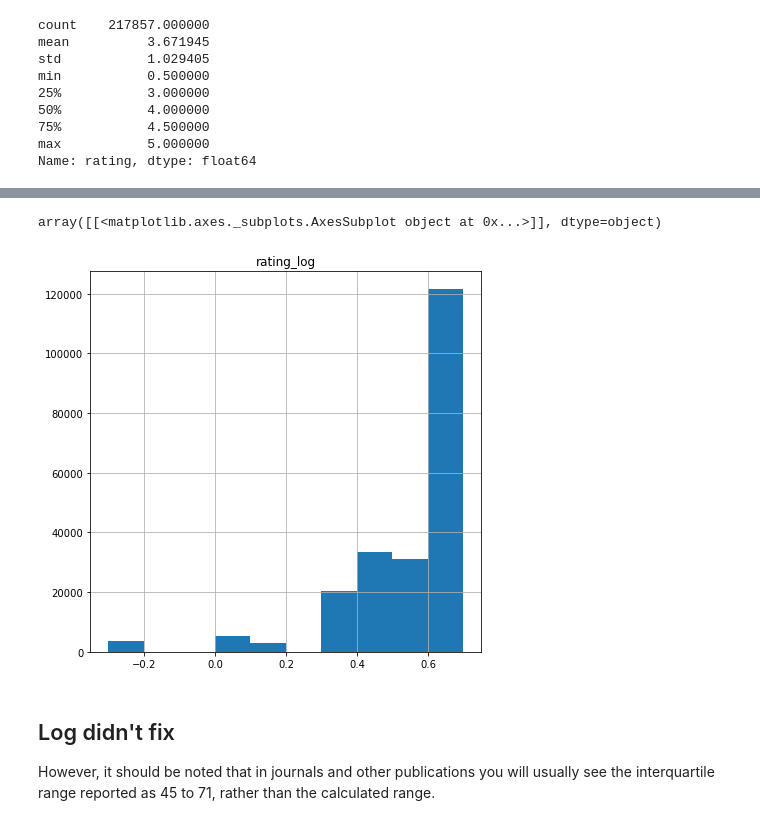
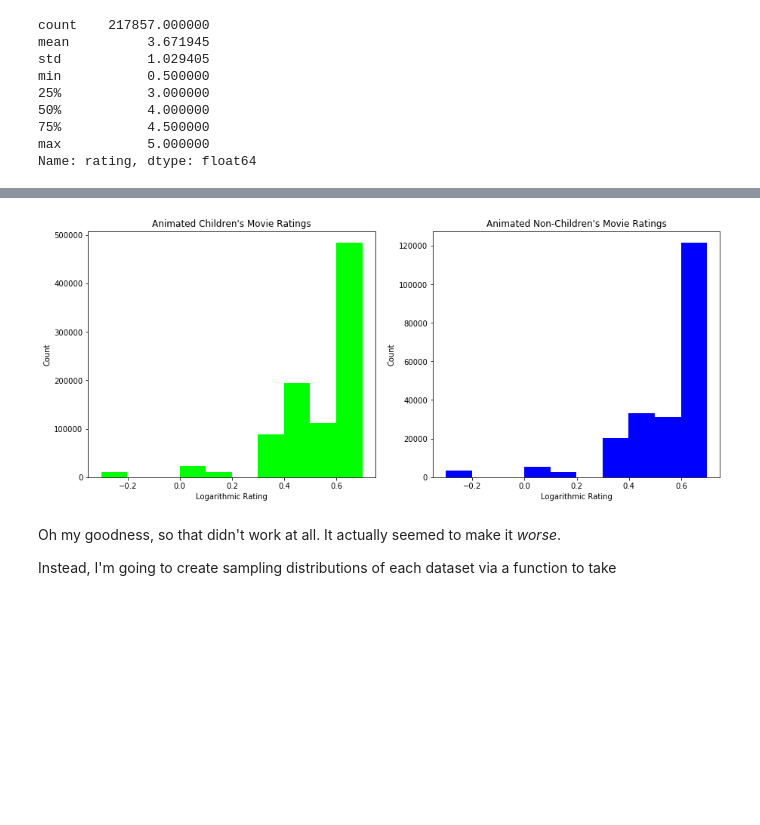
Before and after one commit to stephenlaw30/DataScienceMasters, a Jupyter notebook: Python/UCSD/PythonForDataScience/Week6/Mini Project.ipynb, the cells around one changed output, grey strips where cells are left out. Cells and saved outputs as stored; diff of their text form; code cells hidden in the pictures; blank space fills up the shorter version.

```diff
--- a/Python/UCSD/PythonForDataScience/Week6/Mini Project.ipynb
+++ b/Python/UCSD/PythonForDataScience/Week6/Mini Project.ipynb
@@ -177,12 +191,29 @@ array([[<matplotlib.axes._subplots.AxesSubplot object at 0x...>]], dtype=object)
-# %%
-animated_adult.hist(column = 'rating_log', figsize = (7,7))
-# %% [output]
-array([[<matplotlib.axes._subplots.AxesSubplot object at 0x...>]], dtype=object)
-[figure, removed]
-# %% [markdown]
-## Log didn't fix
-
-However, it should be noted that in journals and other publications you will usually see the interquartile range reported as 45 to 71, rather than the calculated range.
+# %%
+fig, axes = plt.subplots(nrows=1, ncols=2, figsize=(15,6)) # 2 resulting objects
+
+#plt.subplot(1,2,1)
+
+axes[0].hist(animated_children['rating_log'], 10, normed = False, facecolor = 'lime')
+# label the axis and title the plot
+axes[0].set_xlabel('Logarithmic Rating')
+axes[0].set_ylabel('Count')
+axes[0].set_title('Animated Children\'s Movie Ratings') # More on color options later
+#axes[0].grid(True)
+
+axes[1].hist(animated_non_children['rating_log'], 10, normed = False, facecolor = 'blue')
+# label the axis and title the plot
+axes[1].set_xlabel('Logarithmic Rating')
+axes[1].set_ylabel('Count')
+axes[1].set_title('Animated Non-Children\'s Movie Ratings') # More on color options later
+#axes[1].grid(True)
+
+plt.show()
+# %% [output]
+[figure, added]
+# %% [markdown]
+Oh my goodness, so that didn't work at all. It actually seemed to make it *worse*.
+
+Instead, I'm going to create sampling distributions of each dataset via a function to take
 # %%
 def create_sampling_distribution(df,listArg):
     i = 0
```
Also changed, not shown: parts of 43 cells of this notebook, 5 other files.
